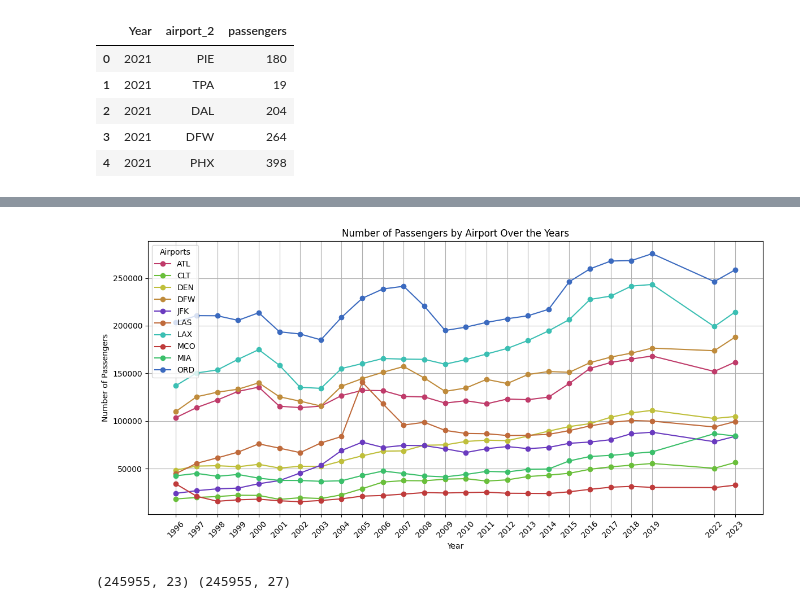
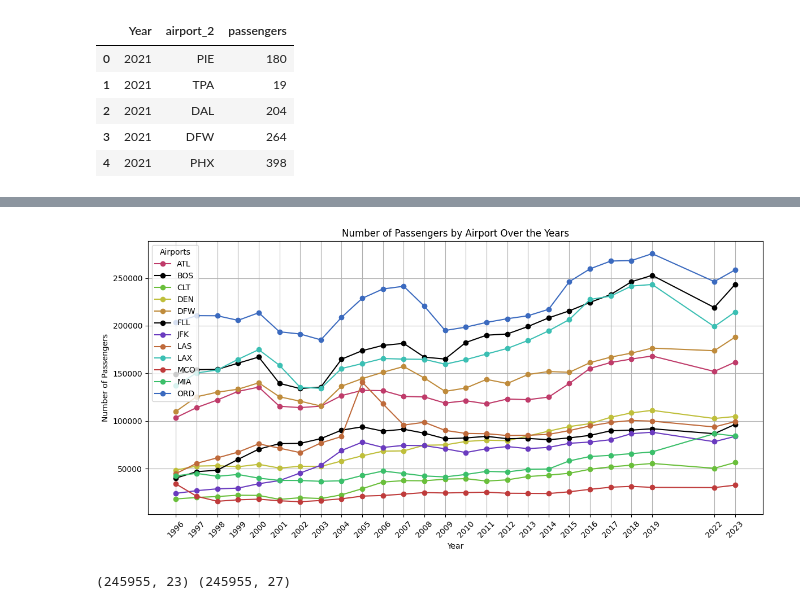
Before and after one commit to Ranabor/CDC-2024, a Jupyter notebook: basics.ipynb, the cells around one changed output, grey strips where cells are left out. Saved outputs shown, nothing was run; the diff lists cells and outputs as text; code cells hidden in the pictures.

```diff
--- a/basics.ipynb
+++ b/basics.ipynb
@@ -104,5 +102,5 @@ Index(['airport_2', 'Year', 'passengers'], dtype='object')
 # %%
-airports = ["ATL", "DFW", "DEN", "LAX", "ORD", "JFK", "MCO", "LAS", "CLT", "MIA"]
+airports = ["ATL", "DFW", "DEN", "LAX", "ORD", "JFK", "MCO", "LAS", "CLT", "MIA", "BOS", "FLL"]
 colors = {
     'ATL': '#BF3B6A',  # Dark Pink
     'DFW': '#BF8B3B',  # Dark Gold
@@ -137,26 +135,16 @@ plt.show()
 # %%
 flight_stats_outbound = df[["Year", "airport_1", "passengers"]]
 flight_stats_outbound.head()
 grouped_flight_stats_outbound = flight_stats_outbound.groupby(["airport_1", "Year"]).sum().reset_index()
 
-specific_aiports = grouped_flight_stats_outbound[np.isin(grouped_flight_stats_outbound["airport_1"], airports)]
-specific_aiports = specific_aiports[(specific_aiports['Year'] > 1995) & ~np.isin(specific_aiports["Year"], [2020, 2021, 2024])]
-specific_aiports = specific_aiports.pivot(index='Year', columns='airport_1', values='passengers').fillna(0)
+specific_airports = grouped_flight_stats_outbound[np.isin(grouped_flight_stats_outbound["airport_1"], airports)]
+specific_airports = specific_airports[(specific_airports['Year'] > 1995) & ~np.isin(specific_airports["Year"], [2020, 2021, 2024])]
+specific_airports = specific_airports.pivot(index='Year', columns='airport_1', values='passengers').fillna(0)
 plt.figure(figsize=(12, 6))
-for airport in specific_aiports.columns:
-    plt.plot(specific_aiports.index, specific_aiports[airport], marker='o', label=airport, color=colors.get(airport, 'black'))
-
-plt.title('Number of Passengers by Airport Over the Years')
-plt.xlabel('Year')
-plt.ylabel('Number of Passengers')
-plt.xticks(specific_aiports.index, rotation=45)
-plt.legend(title='Airports')
-plt.grid()
-plt.tight_layout()
-
-plt.show()
+for airport in specific_airports.columns:
+    plt.plot(specific_airports.index, specific_airports[airport], marker='o', label=airport, color=colors.get(airport, 'black'))
 # %% [output]
-[figure, old version]
+[figure, new version]
 # %%
 selected_airports = airport_code[["location_id", "arp_latitude", "arp_longitude"]]
 selected_airports = selected_airports.rename(columns={
```
Also changed, not shown: parts of 9 cells of this notebook.
